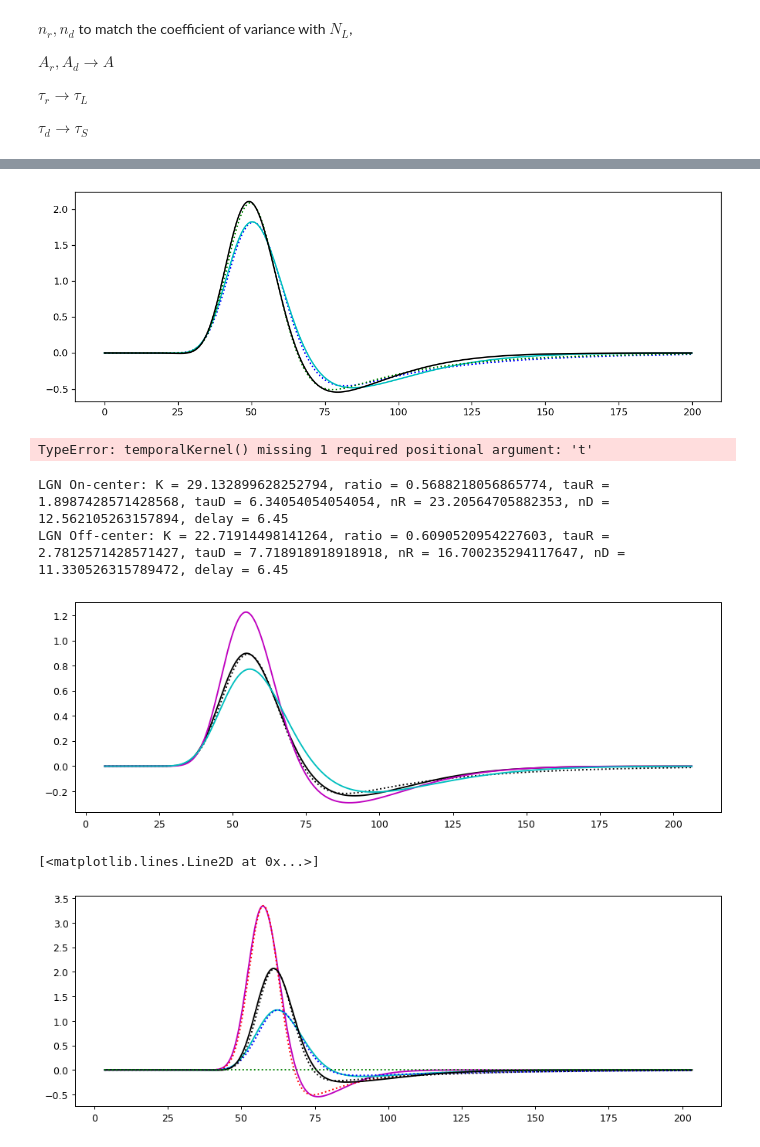
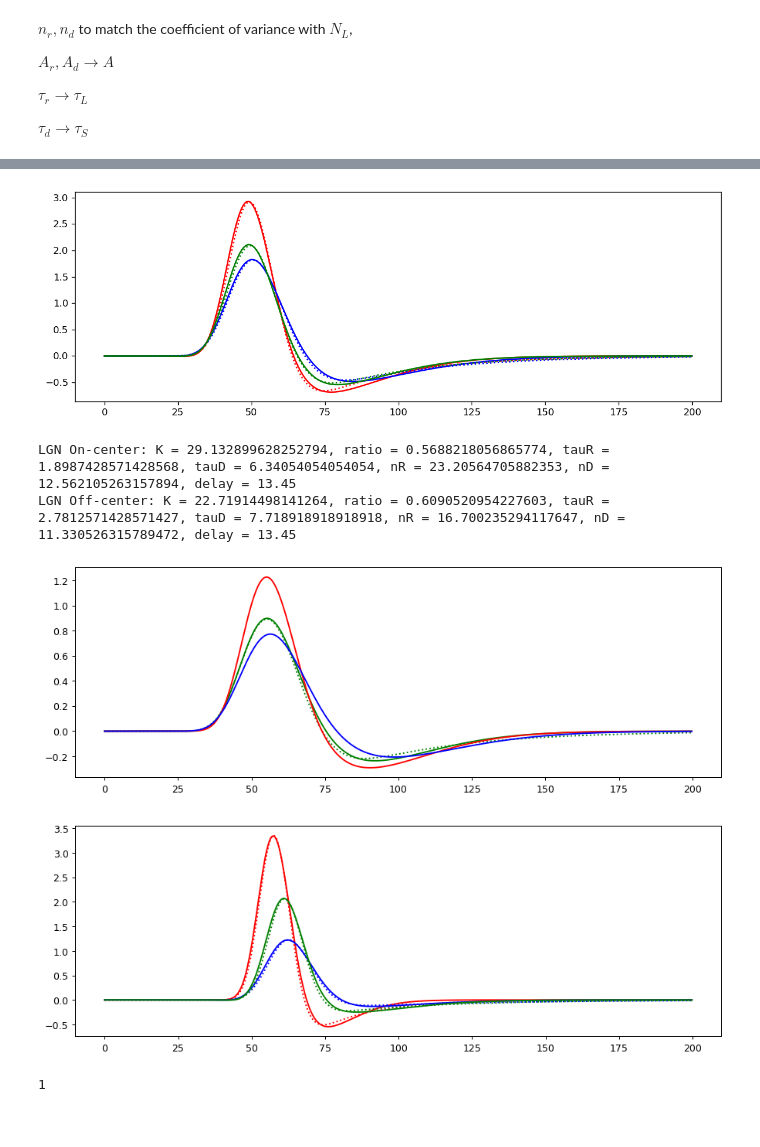
Before and after one commit to g13/patchV1, a Jupyter notebook: LGN_kernel.ipynb, the cells around one changed output, grey strips where cells are left out. Cells and saved outputs as stored; diff of their text form; code cells hidden in the pictures.

Commit message:
spatial kernel temporal kernel accuracy fix

```diff
--- a/LGN_kernel.ipynb
+++ b/LGN_kernel.ipynb
@@ -62,7 +62,8 @@ def plotKernel(Ar, Ad, tauR, tauD, nR, nD, D0, Dd, K0, t, ax, c0, c1, dissect =
     if dissect:
         ax.plot(t,Kc,'b')
         ax.plot(t,-Ks,'k')
-    ax.plot(t,K0, c0)
+    if K0 is not None:
+        ax.plot(t,K0, c0)
     ax.plot(t,Kt, c1)
 
 def tKFourier(A, HS, tauS, NL, tauL, D, w):
@@ -158,26 +133,36 @@ plotKernel(Ar_PonC, Ad_PonC, tauR_PonC, tauD_PonC, nR_PonC, nD_PonC, D0_PonC, Dd
 # %%
 fig = plt.figure('temporal-P_center', figsize=(12,4), dpi=120)
 ax = fig.add_subplot(111)
-Dt_PoffC = Doff + Doff
+# manual fit ## stupid
+Dt_PonC = Don*2
+Ar_PonC = 64.5
+tauR_PonC = 1.42
+nR_PonC = 30.82
+Ad_PonC = 40.0
+tauD_PonC = 6.9
+nD_PonC = 10.2
+plotKernel(Ar_PonC, Ad_PonC, tauR_PonC, tauD_PonC, nR_PonC, nD_PonC, Dt_PonC, 0, Kt_onC, t, ax, ':r', 'r')
+
+Dt_PoffC = Doff*2
 Ar_PoffC = 50.3
 tauR_PoffC = 2.08
 nR_PoffC = 22.18
 Ad_PoffC = 33.4
 tauD_PoffC = 8.4
 nD_PoffC = 9.2
-plotKernel(Ar_PoffC, Ad_PoffC, tauR_PoffC, tauD_PoffC, nR_PoffC, nD_PoffC, Dt_PoffC, 0, Kt_offC, t, ax, ':b', 'c')
+plotKernel(Ar_PoffC, Ad_PoffC, tauR_PoffC, tauD_PoffC, nR_PoffC, nD_PoffC, Dt_PoffC, 0, Kt_offC, t, ax, ':b', 'b')
 
-Dt_PallC = Dall + Dall
+Dt_PallC = Dall*2
 Ar_PallC = 53.8
 tauR_PallC = 1.75
 nR_PallC = 25.5
 Ad_PallC = 35.0
 tauD_PallC = 7.4
 nD_PallC = 9.5
-plotKernel(Ar_PallC, Ad_PallC, tauR_PallC, tauD_PallC, nR_PallC, nD_PallC, Dt_PallC, 0, Kt_allC, t, ax, ':g', 'k')
+plotKernel(Ar_PallC, Ad_PallC, tauR_PallC, tauD_PallC, nR_PallC, nD_PallC, Dt_PallC, 0, Kt_allC, t, ax, ':g', 'g')
 #ax.plot(t+Dall,np.zeros(t.shape),':g')
 # %% [output]
-[figure, old version]
+[figure, new version]
 # %%
 t = np.arange(1000)/1000*200
 # Benardete and Kaplan 1997 table 5 and 6
@@ -189,49 +174,43 @@ NL_tauL = 52.32
 NL = 26
 tauL = NL_tauL/NL
 Dc = 3.5+2.95 # P-cell delay + retinogeniculate delay
-Kt_c = temporalKernel(A, HS, tauS, NL, tauL, t)
+Kt_c = temporalKernel(A, HS, tauS, NL, tauL, Dc, t)
-# %% [output]
-TypeError: temporalKernel() missing 1 required positional argument: 't'
 # %%
 fig = plt.figure('temporal_LGN_C', figsize=(12,4), dpi=90)
 ax = fig.add_subplot(111)
 Ar_all = 24.3
 Ad_all = 14.5
 tauR_all = 2.34
 tauD_all = 6.8
 nR_all = 19.2
 nD_all = 11.7
-Dt_all = 0 + Dc
-#    temporalSimple(Ar, Ad, tauR, tauD, nR, nD, t)
-Kt = temporalSimple(Ar_all, Ad_all, tauR_all, tauD_all, nR_all, nD_all,  t-Dt_all)
-ax.plot(t+Dc,Kt,'k')
-ax.plot(t+Dc,Kt_c,':k')
+Dt_all = 0 + Dc + Dt_PallC
+
+plotKernel(Ar_all, Ad_all, tauR_all, tauD_all, nR_all, nD_all, Dt_all, 0, Kt_c, t, ax, ':g', 'g')
 
 Ar = Ar_all * Ar_PonC/ Ar_PallC
 Ad = Ad_all * Ad_PonC/ Ad_PallC
 tauR = tauR_all * tauR_PonC/ tauR_PallC
 tauD = tauD_all * tauD_PonC/ tauD_PallC
 nR = nR_all * nR_PonC/ nR_PallC
 nD = nD_all * nD_PonC/ nD_PallC
 Dt = Dt_all * Dt_PonC/ Dt_PallC
-Kt = temporalSimple(Ar, Ad, tauR, tauD, nR, nD,  t-Dt)
-ax.plot(t+Dc,Kt,'m')
+plotKernel(Ar, Ad, tauR, tauD, nR, nD, Dt, 0, None, t, ax, ':r', 'r')
 print(f'LGN On-center: K = {Ar}, ratio = {Ad/Ar}, tauR = {tauR}, tauD = {tauD}, nR = {nR}, nD = {nD}, delay = {Dt}')
 
 Ar = Ar_all * Ar_PoffC/ Ar_PallC
 Ad = Ad_all * Ad_PoffC/ Ad_PallC
 tauR = tauR_all * tauR_PoffC/ tauR_PallC
 tauD = tauD_all * tauD_PoffC/ tauD_PallC
 nR = nR_all * nR_PoffC/ nR_PallC
 nD = nD_all * nD_PoffC/ nD_PallC
 Dt = Dt_all * Dt_PoffC/ Dt_PallC
-Kt = temporalSimple(Ar, Ad, tauR, tauD, nR, nD,  t-Dt)
-ax.plot(t+Dc,Kt,'c')
+plotKernel(Ar, Ad, tauR, tauD, nR, nD, Dt, 0, None, t, ax, ':b', 'b')
 print(f'LGN Off-center: K = {Ar}, ratio = {Ad/Ar}, tauR = {tauR}, tauD = {tauD}, nR = {nR}, nD = {nD}, delay = {Dt}')
 # %% [output]
-LGN On-center: K = 29.132899628252794, ratio = 0.5688218056865774, tauR = 1.8987428571428568, tauD = 6.34054054054054, nR = 23.20564705882353, nD = 12.562105263157894, delay = 6.45
-LGN Off-center: K = 22.71914498141264, ratio = 0.6090520954227603, tauR = 2.7812571428571427, tauD = 7.718918918918918, nR = 16.700235294117647, nD = 11.330526315789472, delay = 6.45
+LGN On-center: K = 29.132899628252794, ratio = 0.5688218056865774, tauR = 1.8987428571428568, tauD = 6.34054054054054, nR = 23.20564705882353, nD = 12.562105263157894, delay = 13.45
+LGN Off-center: K = 22.71914498141264, ratio = 0.6090520954227603, tauR = 2.7812571428571427, tauD = 7.718918918918918, nR = 16.700235294117647, nD = 11.330526315789472, delay = 13.45
-[figure, old version]
+[figure, new version]
 # %%
 t = np.arange(1000)/1000*200
 # Benardete and Kaplan 1997 table 3 P cell surround
@@ -267,7 +246,7 @@ Kt_allS = temporalKernel(A, HS, tauS, NL, tauL, t)
 fig = plt.figure('temporal-P_surround', figsize=(12,4), dpi=90)
 ax = fig.add_subplot(111)
 
-Dt_PonS = Don + 7.24
+Dt_PonS = Don*2 + 7.24
 
 Ar_PonS = 49
 tauR_PonS = 0.68
@@ -277,11 +256,9 @@ Ad_PonS = 18.4
 tauD_PonS = 2.4
 nD_PonS = 25
 
-Kt = temporalSimple(Ar_PonS, Ad_PonS, tauR_PonS, tauD_PonS, nR_PonS, nD_PonS, t-Dt_PonS)
-ax.plot(t+Don,Kt,'m')
-ax.plot(t+Don,Kt_onS,':r')
+plotKernel(Ar_PonS, Ad_PonS, tauR_PonS, tauD_PonS, nR_PonS, nD_PonS, Dt_PonS, 0, Kt_onS, t, ax, ':r', 'r')
 
-Dt_PoffS = Doff + 10.22
+Dt_PoffS = Doff*2 + 10.22
 
 Ar_PoffS = 26.5
 tauR_PoffS = 1.38
@@ -291,11 +268,9 @@ Ad_PoffS = 9.1
 tauD_PoffS = 7.6
 nD_PoffS = 9.2
 
-Kt = temporalSimple(Ar_PoffS, Ad_PoffS, tauR_PoffS, tauD_PoffS, nR_PoffS, nD_PoffS, t-Dt_PoffS)
-ax.plot(t+Doff,Kt,'c')
-ax.plot(t+Doff,Kt_offS,':b')
+plotKernel(Ar_PoffS, Ad_PoffS, tauR_PoffS, tauD_PoffS, nR_PoffS, nD_PoffS, Dt_PoffS, 0, Kt_offS, t, ax, ':b', 'b')
 
-Dt_PallS = Dall + 7.52
+Dt_PallS = Dall*2 + 7.52
 
 Ar_PallS = 35.1
 tauR_PallS = 0.857
@@ -305,13 +280,9 @@ Ad_PallS = 13.2
 tauD_PallS = 5.9
 nD_PallS = 12.2
 
-Kt = temporalSimple(Ar_PallS, Ad_PallS, tauR_PallS, tauD_PallS, nR_PallS, nD_PallS, t-Dt_PallS)
-ax.plot(t+Dall,Kt,'k')
-ax.plot(t+Dall,Kt_allS,':k')
-ax.plot(t+Don,np.zeros(t.shape),':g')
+plotKernel(Ar_PallS, Ad_PallS, tauR_PallS, tauD_PallS, nR_PallS, nD_PallS, Dt_PallS, 0, Kt_allS, t, ax, ':g', 'g')
 # %% [output]
-[<matplotlib.lines.Line2D at 0x...>]
-[figure, old version]
+[figure, new version]
 # %%
 # surround parameters
 A = 17.07
@@ -325,3 +296,7 @@ Kt_s = temporalKernel(A, HS, tauS, NL, tauL, t)
+# %%
+(a, b) = (1,2)
+# %% [output]
+1
 # %%
 fig = plt.figure('temporal_LGN_S', figsize = (12,4), dpi=90)
 ax = fig.add_subplot(111)
```
Also changed, not shown: parts of 7 cells of this notebook, 16 other files.
